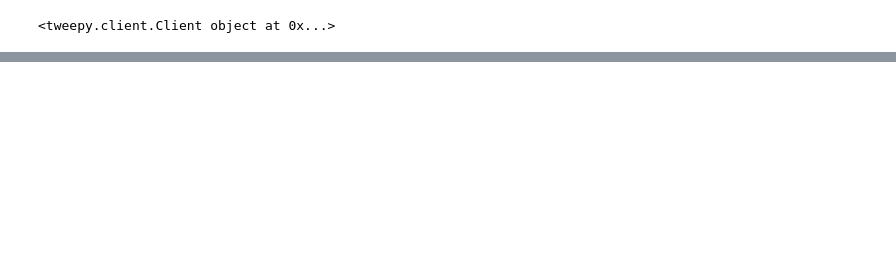
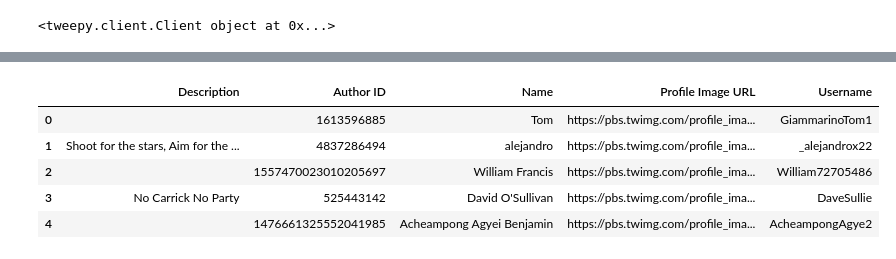
Before and after one commit to Dept-of-Comp-Sci-University-of-Ghana/live-coding-task-1-raphaelDjangmah, a Jupyter notebook: 10827454_Code.ipynb, the cells around one changed output, grey strips where cells are left out. Cells and saved outputs as stored; diff of their text form; code cells hidden in the pictures; blank space fills up the shorter version.

```diff
--- a/10827454_Code.ipynb
+++ b/10827454_Code.ipynb
@@ -50,0 +60,17 @@ TypeError: Field elements must be 2- or 3-tuples, got '1397994021671211008'
+# %%
+#getting the details of the user
+users = tweets.includes["users"]
+
+users_df = pd.DataFrame(users)
+users_df.rename(columns={"description":"Description","id":"Author ID","name":"Name","profile_image_url":"Profile Image URL","username":"Username"},inplace=True)
+users_df["Author ID"] = tweets_df["Author ID"].astype(str)
+
+
+users_df.head()
+# %% [output]
+|  | Description | Author ID | Name | Profile Image URL | Username |
+| 0 |  | 1613596885 | Tom | https://pbs.twimg.com/profile_ima... | GiammarinoTom1 |
+| 1 | Shoot for the stars, Aim for the ... | 4837286494 | alejandro | https://pbs.twimg.com/profile_ima... | _alejandrox22 |
+| 2 |  | 1557470023010205697 | William Francis | https://pbs.twimg.com/profile_ima... | William72705486 |
+| 3 | No Carrick No Party | 525443142 | David O'Sullivan | https://pbs.twimg.com/profile_ima... | DaveSullie |
+| 4 |  | 1476661325552041985 | Acheampong Agyei Benjamin | https://pbs.twimg.com/profile_ima... | AcheampongAgye2 |
```
Also changed, not shown: parts of 11 cells of this notebook, 1 other file.
